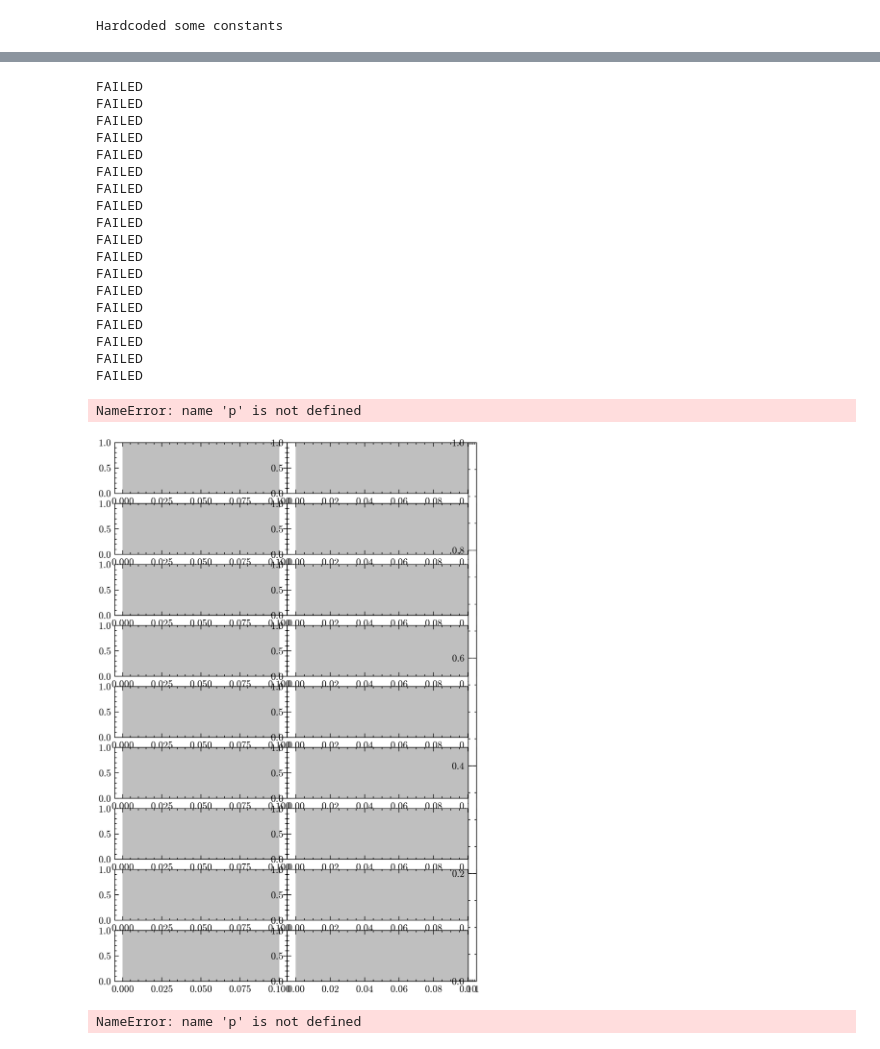
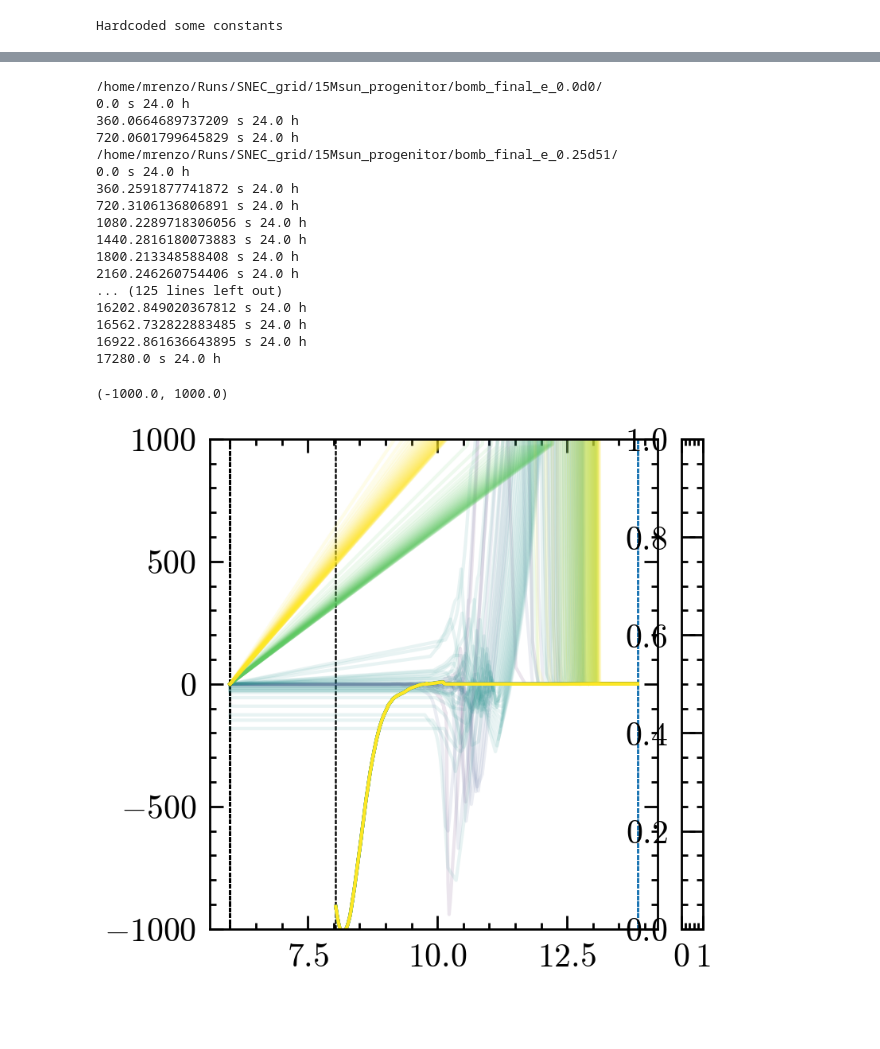
Before and after one commit to mathren/SNEC, a Jupyter notebook: scripts/SNEC_grids.ipynb, the cells around one changed output, grey strips where cells are left out. Saved outputs shown, nothing was run; the diff lists cells and outputs as text; code cells hidden in the pictures; blank space fills up the shorter version.

```diff
--- a/scripts/SNEC_grids.ipynb
+++ b/scripts/SNEC_grids.ipynb
@@ -75,5 +74,41 @@ Text(0, 0.5, 'radius [cm]')
+# %%
+fig = plt.figure()
+gs = gridspec.GridSpec(100, 110)
+ax = fig.add_subplot(gs[:, :100])
+cax = fig.add_subplot(gs[:, 105:])
+
+for j, m in enumerate(models):
+    print(m)
+    # try:
+    times = get_times(m+'Data/mass.xg')
+    for i, t in enumerate(times):
+        # print(t, tmax)
+        if t.to(u.d) >= tmax.to(u.d): break
+        plot_v_radius_time(t, m+'/Data/vel.xg', m+'/Data/mass.xg', ax=ax, c=colors[j], alpha=max(0.1,1-min(0.9, t.value/tmax.value)))
+
+ax.set_ylim(-1000, 1000)
+# %% [output]
+/home/mrenzo/Runs/SNEC_grid/15Msun_progenitor/bomb_final_e_0.0d0/
+0.0 s 24.0 h
+360.0664689737209 s 24.0 h
+720.0601799645829 s 24.0 h
+/home/mrenzo/Runs/SNEC_grid/15Msun_progenitor/bomb_final_e_0.25d51/
+0.0 s 24.0 h
+360.2591877741872 s 24.0 h
+720.3106136806891 s 24.0 h
+1080.2289718306056 s 24.0 h
+1440.2816180073883 s 24.0 h
+1800.213348588408 s 24.0 h
+2160.246260754406 s 24.0 h
+... (125 lines left out)
+16202.849020367812 s 24.0 h
+16562.732822883485 s 24.0 h
+16922.861636643895 s 24.0 h
+17280.0 s 24.0 h
+(-1000.0, 1000.0)
+[figure, added]
 # %%
-fig = plt.figure(figsize=(20,30))
+fig = plt.figure(figsize=(15,20))
 gs = gridspec.GridSpec(9, 210)  # 16 rows, 2 cols of plots + colorbar
 axes = []
 for row in range(9):
@@ -100,13 +135,13 @@ for j, m in enumerate(models15):
         times = get_times(outfile)
         # times = [times[0], times[int(len(times)/2.)], times[-1]]
         for i, t in enumerate(times):
-            xmin = min(m.to(u.Msun))
-            print(t.to(u.h))
+            # print(t.to(u.h))
             if t.to(u.h) >= tmax: break
             m, r, p = plot_mass_radius(t, outfile, ax=ax, alpha=0.5, # s=10*(1+i),
                                        # c=colors[j],
                                        # ls = linestyles[j],
                                        label=f"{t.to(u.h).value:.1f}", vmin=0, vmax=tmax.value)
+            xmin = min(m.to(u.Msun))
     except:
         print("FAILED")
         pass
@@ -121,16 +156,16 @@ for j, m in enumerate(models30):
         outfile = m+'Data/mass.xg'
         times = get_times(outfile)
         for i, t in enumerate(times):
-            xmin = min(m.to(u.Msun))
             if t.to(u.h) >= tmax: break
             m, r, p = plot_mass_radius(t, outfile, ax=ax, alpha=0.5, # s=10*(1+i),
                                        # c=colors[j],
                                        # ls = linestyles[j],
                                        label=f"{t.to(u.h).value:.1f}", vmin=0, vmax=tmax.value)
+
     except:
         print("FAILED")
         pass
-
+xmin = min(m.to(u.Msun))
 plt.colorbar(p, cax=cax)
 # ax.legend(frameon=True, ncol=2, columnspacing=0.5, handlelength=0.05, title="time [h]")
 
@@ -147,28 +182,6 @@ axes[17].set_xlabel(r"mass coordinate [$M_{\odot}$]")
 cax.set_ylabel(r"time [h]")
 # ax.set_xlabel(r"mass coordinate [$M_{\odot}$]")
 # ax.set_ylabel(r"radius [cm]") #(r"$\log_{10}(r/\mathrm{cm})$")
-# %% [output]
-FAILED
-FAILED
-FAILED
-FAILED
-FAILED
-FAILED
-FAILED
-FAILED
-FAILED
-FAILED
-FAILED
-FAILED
-FAILED
-FAILED
-FAILED
-FAILED
-FAILED
-FAILED
-NameError: name 'p' is not defined
-[figure, removed]
-NameError: name 'p' is not defined
 # %%
 fig = plt.figure(figsize=(20,30))
 gs = gridspec.GridSpec(9, 210)  # 16 rows, 2 cols of plots + colorbar
```
Also changed, not shown: parts of 6 cells of this notebook, 3 other files.
